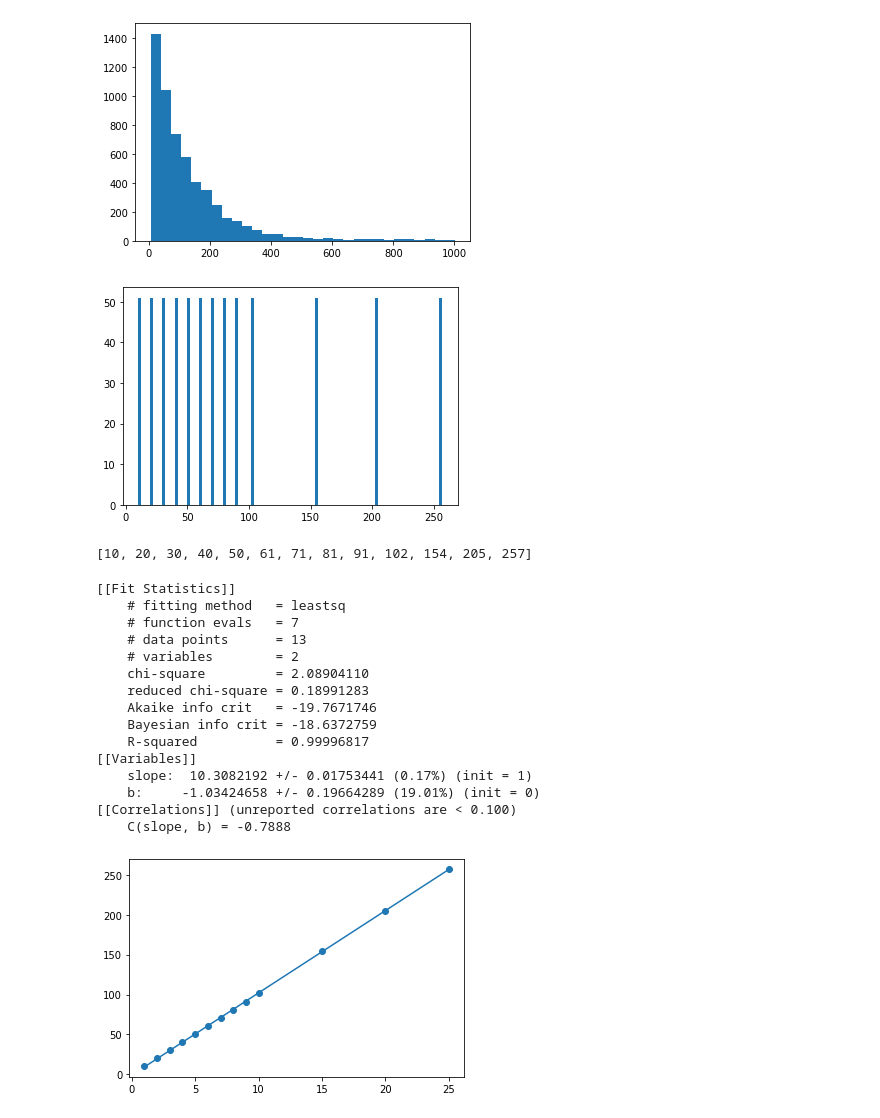
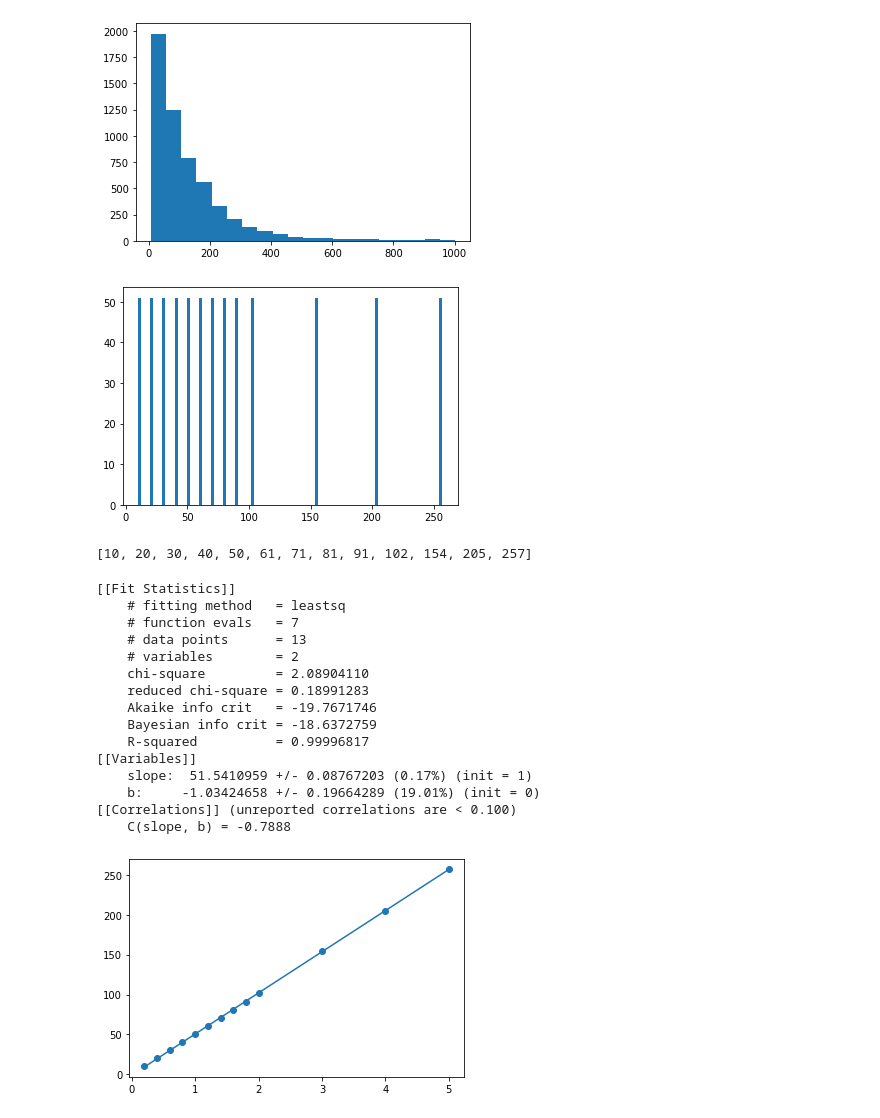
Before and after one commit to Fderick/Advanced-Lab-Data, a Jupyter notebook: Lab03-MuonLifetime.ipynb, the cells around one changed output. Drawn from its saved outputs; the diff is of its cells as text; code cells hidden in the pictures.

```diff
--- a/Lab03-MuonLifetime.ipynb
+++ b/Lab03-MuonLifetime.ipynb
@@ -41,42 +41,42 @@ for i in range(len(data)):
             unique_x.append(vals[i])
 
 
 time_vals = range(1,len(timing_data)+1)
 
 t = []
 unique_t = []
 
 for i in range(len(timing_data)):
     for j in range(timing_data[i]):
         if j>50 or range(timing_data[i]<100000):
             break
         t.append(time_vals[i])
         if time_vals[i] in unique_t:
             pass
         else:
             unique_t.append(time_vals[i])
 
-y,binEdges,_ = plt.hist(x,30,visible=True)
+y,binEdges,_ = plt.hist(x,20,visible=True)
 plt.show()
 yt, binEdgesT,_ = plt.hist(t,100,visible = True)
 plt.show()
 
 binCenters = (binEdges[1:]+binEdges[:-1])/2
 ax = binCenters
 
 
 binCenters = (binEdgesT[1:]+binEdgesT[:-1])/2
 aT = binCenters
 print(unique_t)
 # %% [output]
-[figure, old version]
+[figure, new version]
 [figure]
 [10, 20, 30, 40, 50, 61, 71, 81, 91, 102, 154, 205, 257]
 # %%
 ## TIME CALIBRATION
 
 #Get fit to calibrate
-actual_times = np.array([1,2,3,4,5,6,7,8,9,10,15,20,25]) #microseconds
+actual_times = np.array([0.2,0.4,0.6,0.8,1,1.2,1.4,1.6,1.8,2,3,4,5]) #microseconds
 
 plt.scatter(actual_times,unique_t)
 output_t,result_t = phy.fitLinear(actual_times,unique_t)
@@ -94,8 +94,8 @@ plot_params = result_t.params.valuesdict()
     Bayesian info crit = -18.6372759
     R-squared          = 0.99996817
 [[Variables]]
-    slope:  10.3082192 +/- 0.01753441 (0.17%) (init = 1)
+    slope:  51.5410959 +/- 0.08767203 (0.17%) (init = 1)
     b:     -1.03424658 +/- 0.19664289 (19.01%) (init = 0)
 [[Correlations]] (unreported correlations are < 0.100)
     C(slope, b) = -0.7888
-[figure, old version]
+[figure, new version]
```
Also changed, not shown: parts of 4 cells of this notebook.
